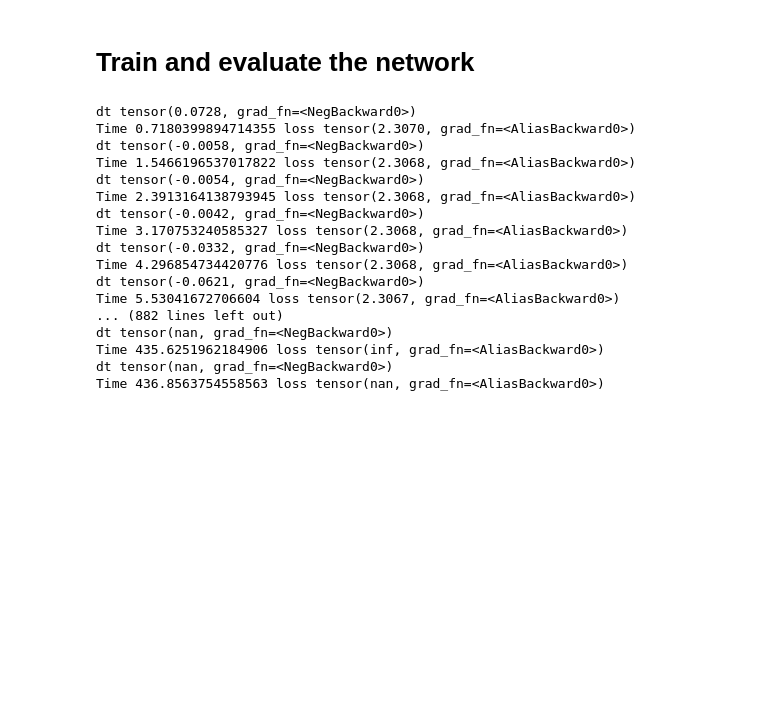
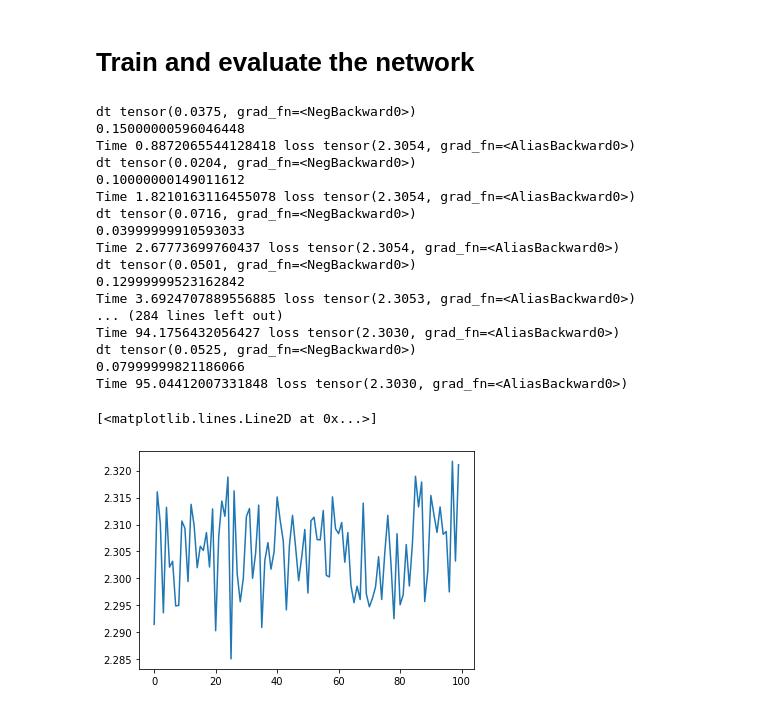
Before and after one commit to davidraamirez/GradientWithoutBackpropagation, a Jupyter notebook: CNN_fwd_gradient.ipynb, the cells around one changed output. Saved outputs shown, nothing was run; the diff lists cells and outputs as text; code cells hidden in the pictures; blank space fills up the shorter version.

```diff
--- a/CNN_fwd_gradient.ipynb
+++ b/CNN_fwd_gradient.ipynb
@@ -118,9 +134,10 @@ def pred(sample_size, loader, model):
     Xtrain[i] = xb
     ytrain[i] = yb
     ypred[i] = model(xb)
-  return Xtrain, ytrain, ypred
+
+  return Xtrain, ytrain, ypred,
 # %%
-Xtrain, ytrain, ypred = pred(500, train_loader, cnn)
+Xtrain, ytrain, ypred ,Xtest,ytest= pred(500, train_loader, cnn)
 # %% [markdown]
 # **Define accuracy**
 # %%
@@ -160,21 +177,26 @@ def rosenbrock_function(x):
 # %%
 def train_fwd_gradient(train_loader):
 
-  l_rate0 = 0.05
+  l_rate0 = 0.015
 
-  cnn = SimpleCNN(1).to(device)
+  losses=[]
+  accuracies=[]
+
+  cnn = SimpleCNN(1)
   fcnn, params = fc.make_functional(cnn)
   Xtrain, ytrain, ypred = pred(500, train_loader, cnn)
 
   Xtest, ytest, ypredtest = pred(100, test_loader, cnn)
 
+
   loss = cross_entropy(params, fcnn, ytrain, Xtrain)
   t=0
   t0 = time.time()
 
-  while (loss>0.5) :
+  for epoch in range (100):
 
     v = tuple([torch.randn_like(p) for p in params])
+
     g = partial(cross_entropy, fmodel = fcnn, ytrue=ytrain, x=Xtrain)
 
     loss, dt = jvp(g, (params, ), (v, ))
@@ -185,30 +207,36 @@ def train_fwd_gradient(train_loader):
         gt = v[j]*dt
         p -= l_rate0*gt
 
+    Xtest, ytest, ypredtest = pred(100, test_loader, cnn)
+    print(accuracy(ytest,ypredtest).item())
+    accuracies.append(accuracy(ytest,ypredtest).item())
+    losses.append(cross_entropy(params,fcnn,ytest,Xtest).item())
+
     # We add the execution time of the iteration
     t1=time.time()
     t+=t1-t0
     t0=t1
+
     print('Time', t, 'loss', loss)
 
-  return params
+  return params,losses,accuracies
 # %%
-params = train_fwd_gradient(train_loader)
+params,losses,accuracies = train_fwd_gradient(train_loader)
 # %% [output]
-dt tensor(0.0728, grad_fn=<NegBackward0>)
-Time 0.7180399894714355 loss tensor(2.3070, grad_fn=<AliasBackward0>)
-dt tensor(-0.0058, grad_fn=<NegBackward0>)
-Time 1.5466196537017822 loss tensor(2.3068, grad_fn=<AliasBackward0>)
-dt tensor(-0.0054, grad_fn=<NegBackward0>)
-Time 2.3913164138793945 loss tensor(2.3068, grad_fn=<AliasBackward0>)
-dt tensor(-0.0042, grad_fn=<NegBackward0>)
-Time 3.170753240585327 loss tensor(2.3068, grad_fn=<AliasBackward0>)
-dt tensor(-0.0332, grad_fn=<NegBackward0>)
-Time 4.296854734420776 loss tensor(2.3068, grad_fn=<AliasBackward0>)
-dt tensor(-0.0621, grad_fn=<NegBackward0>)
-Time 5.53041672706604 loss tensor(2.3067, grad_fn=<AliasBackward0>)
-... (882 lines left out)
-dt tensor(nan, grad_fn=<NegBackward0>)
-Time 435.6251962184906 loss tensor(inf, grad_fn=<AliasBackward0>)
-dt tensor(nan, grad_fn=<NegBackward0>)
-Time 436.8563754558563 loss tensor(nan, grad_fn=<AliasBackward0>)
+dt tensor(0.0375, grad_fn=<NegBackward0>)
+0.15000000596046448
+Time 0.8872065544128418 loss tensor(2.3054, grad_fn=<AliasBackward0>)
+dt tensor(0.0204, grad_fn=<NegBackward0>)
+0.10000000149011612
+Time 1.8210163116455078 loss tensor(2.3054, grad_fn=<AliasBackward0>)
+dt tensor(0.0716, grad_fn=<NegBackward0>)
+0.03999999910593033
+Time 2.67773699760437 loss tensor(2.3054, grad_fn=<AliasBackward0>)
+dt tensor(0.0501, grad_fn=<NegBackward0>)
+0.12999999523162842
+Time 3.6924707889556885 loss tensor(2.3053, grad_fn=<AliasBackward0>)
+... (284 lines left out)
+Time 94.1756432056427 loss tensor(2.3030, grad_fn=<AliasBackward0>)
+dt tensor(0.0525, grad_fn=<NegBackward0>)
+0.07999999821186066
+Time 95.04412007331848 loss tensor(2.3030, grad_fn=<AliasBackward0>)
@@ -230,0 +243,5 @@ for epoch in range(1):
+# %%
+plt.plot(losses)
+# %% [output]
+[<matplotlib.lines.Line2D at 0x...>]
+[figure, added]
```
Also changed, not shown: parts of 10 cells of this notebook.
